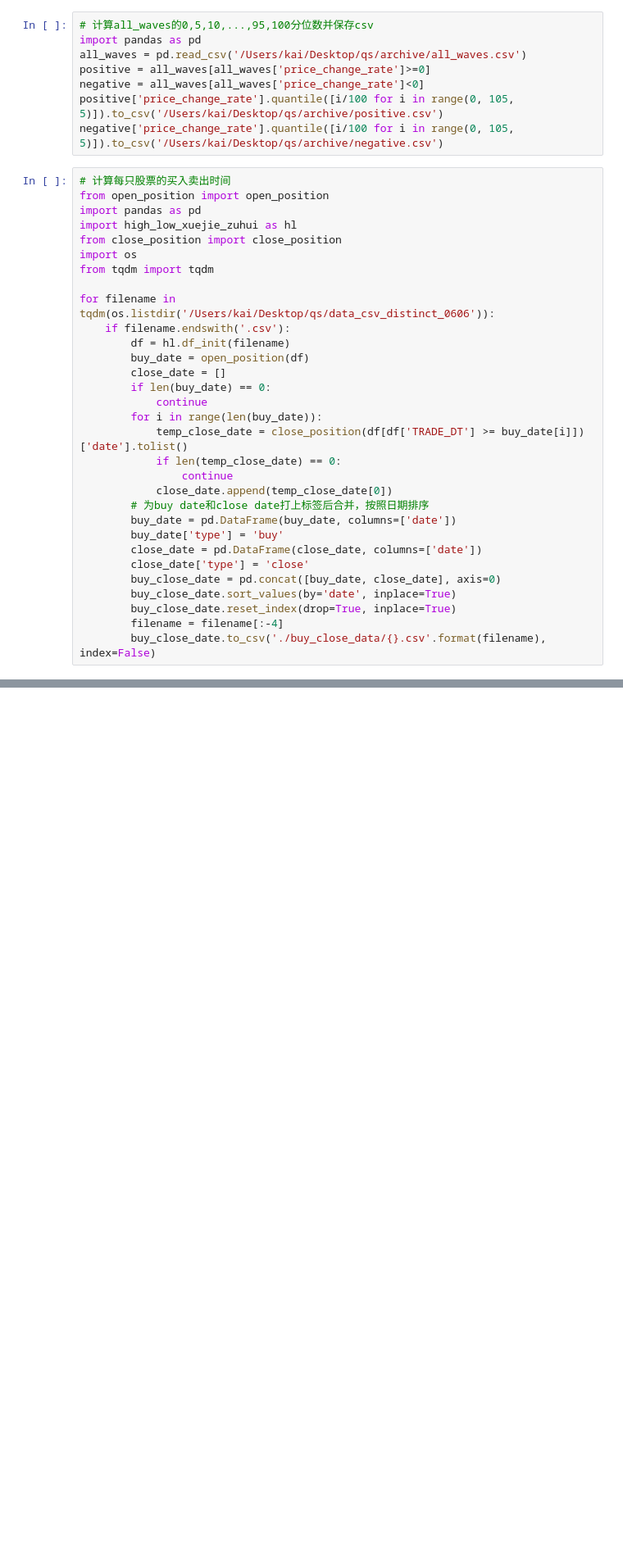
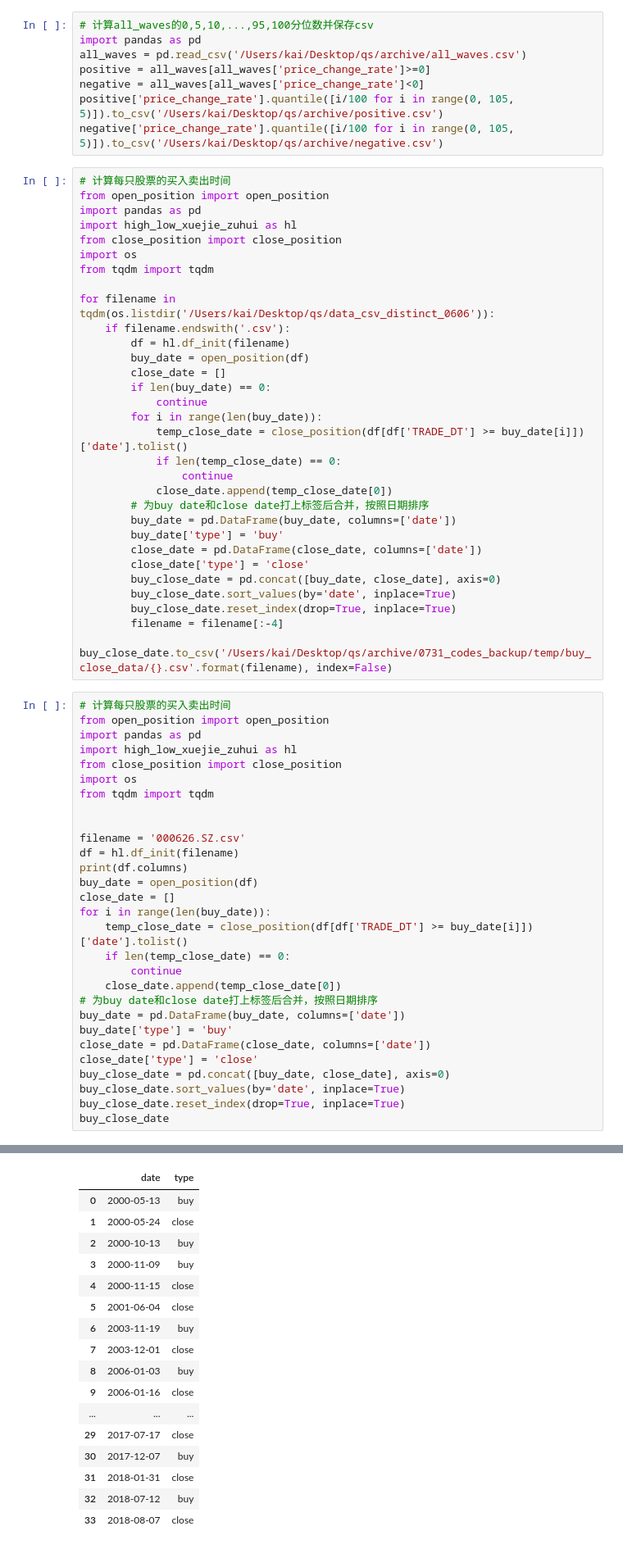
Before and after one commit to QsbpGroup/quant-stat-baby-project, a Jupyter notebook: temp/1.ipynb, the cells around one changed output, grey strips where cells are left out. Shown at 82% size. Saved outputs shown, nothing was run; the diff lists cells and outputs as text; blank space fills up the shorter version.

```diff
--- a/temp/1.ipynb
+++ b/temp/1.ipynb
@@ -183,4 +183,34 @@ for filename in tqdm(os.listdir('/Users/kai/Desktop/qs/data_csv_distinct_0606'))
         buy_close_date.sort_values(by='date', inplace=True)
         buy_close_date.reset_index(drop=True, inplace=True)
         filename = filename[:-4]
-        buy_close_date.to_csv('./buy_close_data/{}.csv'.format(filename), index=False)
+        buy_close_date.to_csv('/Users/kai/Desktop/qs/archive/0731_codes_backup/temp/buy_close_data/{}.csv'.format(filename), index=False)
+# %%
+# 计算每只股票的买入卖出时间
+from open_position import open_position
+import pandas as pd
+import high_low_xuejie_zuhui as hl
+from close_position import close_position
+import os
+from tqdm import tqdm
+
+
+filename = '000626.SZ.csv'
+df = hl.df_init(filename)
+print(df.columns)
+buy_date = open_position(df)
+close_date = []
+for i in range(len(buy_date)):
+    temp_close_date = close_position(df[df['TRADE_DT'] >= buy_date[i]])['date'].tolist()
+    if len(temp_close_date) == 0:
+        continue
+    close_date.append(temp_close_date[0])
+# 为buy date和close date打上标签后合并，按照日期排序
+buy_date = pd.DataFrame(buy_date, columns=['date'])
+buy_date['type'] = 'buy'
+close_date = pd.DataFrame(close_date, columns=['date'])
+close_date['type'] = 'close'
+buy_close_date = pd.concat([buy_date, close_date], axis=0)
+buy_close_date.sort_values(by='date', inplace=True)
+buy_close_date.reset_index(drop=True, inplace=True)
+buy_close_date
+# %% [output]
@@ -186,0 +218,17 @@ for filename in tqdm(os.listdir('/Users/kai/Desktop/qs/data_csv_distinct_0606'))
+|  | date | type |
+| 0 | 2000-05-13 | buy |
+| 1 | 2000-05-24 | close |
+| 2 | 2000-10-13 | buy |
+| 3 | 2000-11-09 | buy |
+| 4 | 2000-11-15 | close |
+| 5 | 2001-06-04 | close |
+| 6 | 2003-11-19 | buy |
+| 7 | 2003-12-01 | close |
+| 8 | 2006-01-03 | buy |
+| 9 | 2006-01-16 | close |
+| ... | ... | ... |
+| 29 | 2017-07-17 | close |
+| 30 | 2017-12-07 | buy |
+| 31 | 2018-01-31 | close |
+| 32 | 2018-07-12 | buy |
+| 33 | 2018-08-07 | close |
```
Also changed, not shown: parts of 2 cells of this notebook, 4 other files.
